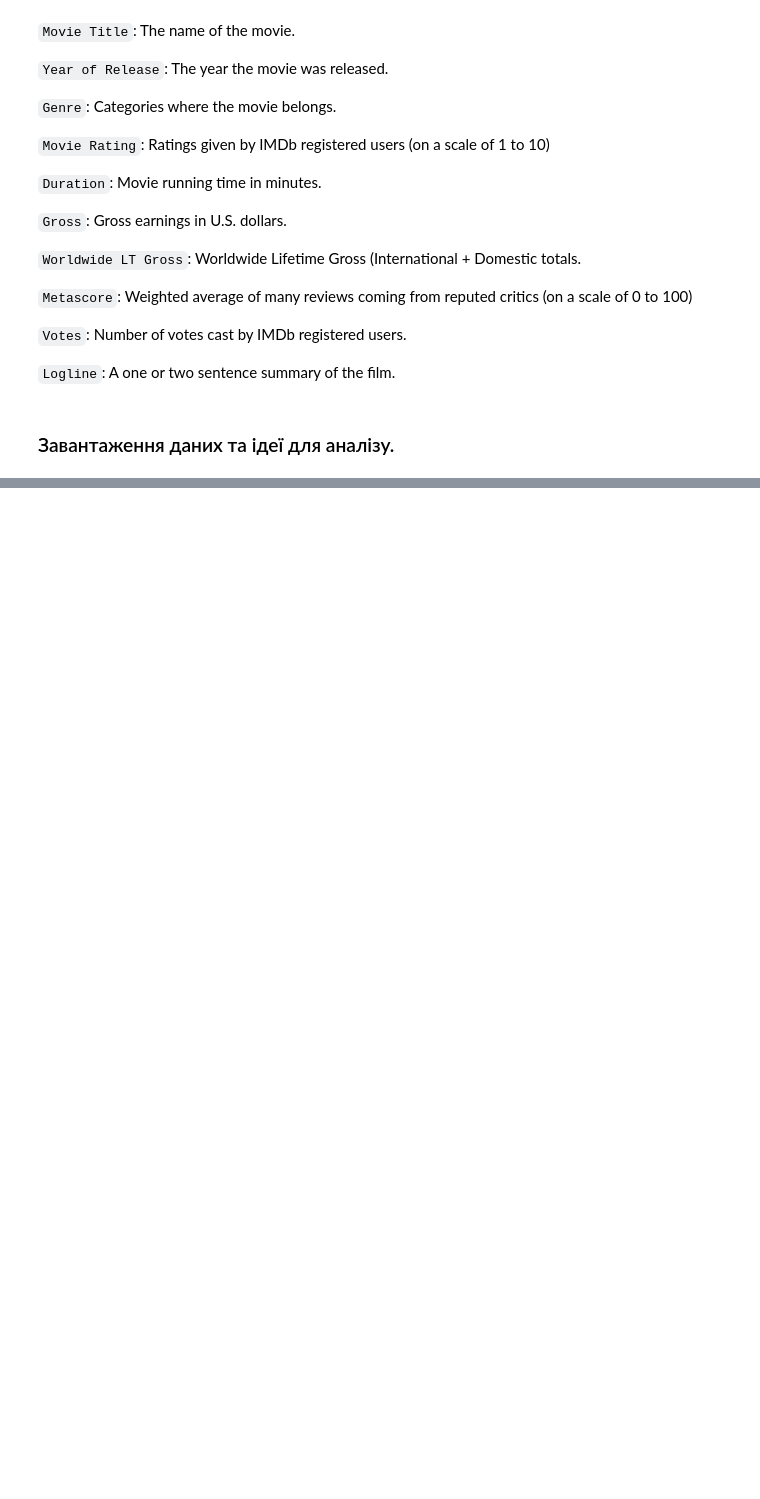
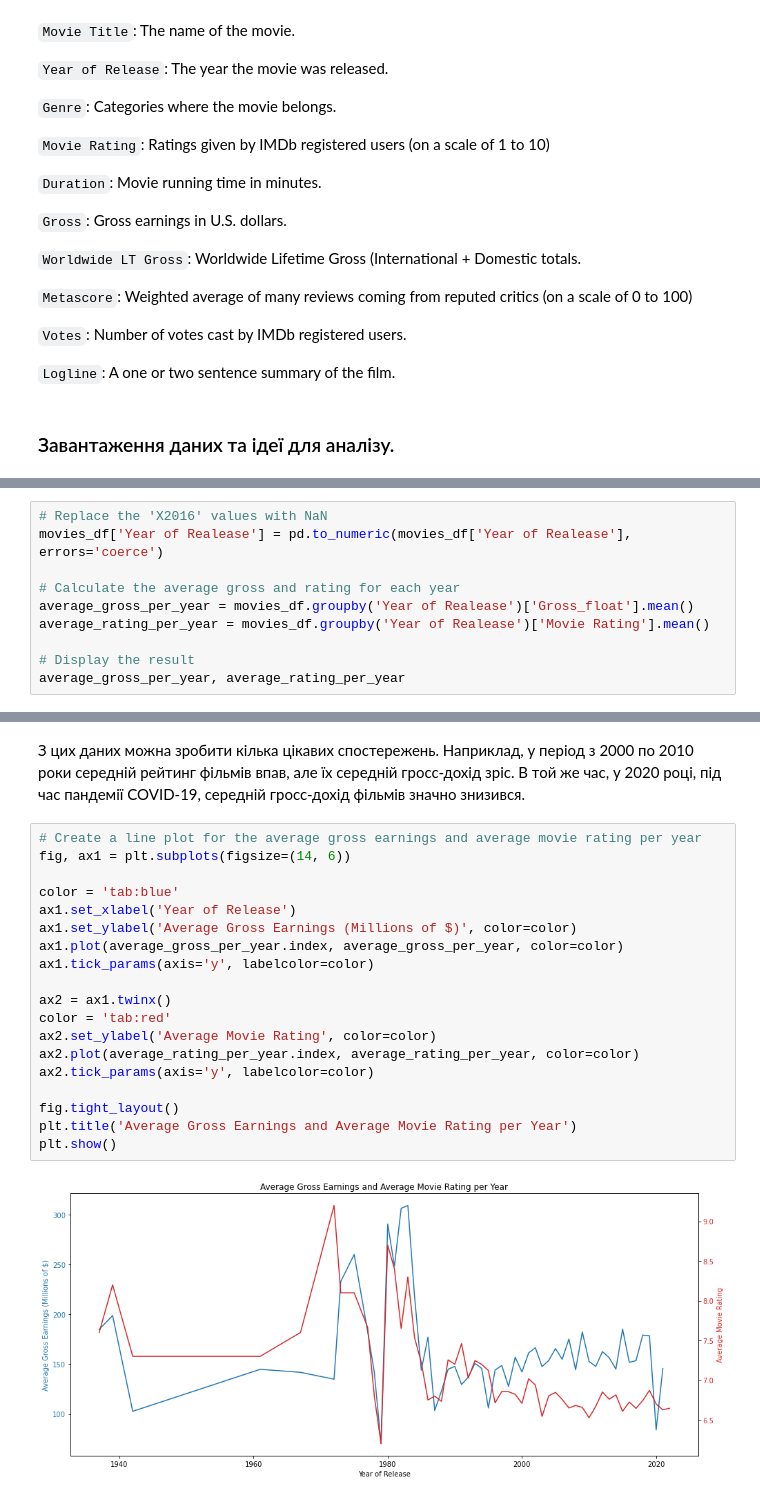
Before and after one commit to roman-povzyk/chatGPT_code_interpreter_projects, a Jupyter notebook: Top 1000 Highest Grossing Movies Of All Time (from Kaggle).ipynb, the cells around one changed output, grey strips where cells are left out. Cells and saved outputs as stored; diff of their text form; blank space fills up the shorter version.

```diff
--- a/Top 1000 Highest Grossing Movies Of All Time (from Kaggle).ipynb
+++ b/Top 1000 Highest Grossing Movies Of All Time (from Kaggle).ipynb
@@ -57,0 +173,10 @@ movies_df.head()
+# %%
+# Replace the 'X2016' values with NaN
+movies_df['Year of Realease'] = pd.to_numeric(movies_df['Year of Realease'], errors='coerce')
+
+# Calculate the average gross and rating for each year
+average_gross_per_year = movies_df.groupby('Year of Realease')['Gross_float'].mean()
+average_rating_per_year = movies_df.groupby('Year of Realease')['Movie Rating'].mean()
+
+# Display the result
+average_gross_per_year, average_rating_per_year
@@ -57,0 +201,23 @@ movies_df.head()
+# %% [markdown]
+З цих даних можна зробити кілька цікавих спостережень. Наприклад, у період з 2000 по 2010 роки середній рейтинг фільмів впав, але їх середній гросс-дохід зріс. В той же час, у 2020 році, під час пандемії COVID-19, середній гросс-дохід фільмів значно знизився.
+# %%
+# Create a line plot for the average gross earnings and average movie rating per year
+fig, ax1 = plt.subplots(figsize=(14, 6))
+
+color = 'tab:blue'
+ax1.set_xlabel('Year of Release')
+ax1.set_ylabel('Average Gross Earnings (Millions of $)', color=color)
+ax1.plot(average_gross_per_year.index, average_gross_per_year, color=color)
+ax1.tick_params(axis='y', labelcolor=color)
+
+ax2 = ax1.twinx()
+color = 'tab:red'
+ax2.set_ylabel('Average Movie Rating', color=color)
+ax2.plot(average_rating_per_year.index, average_rating_per_year, color=color)
+ax2.tick_params(axis='y', labelcolor=color)
+
+fig.tight_layout()
+plt.title('Average Gross Earnings and Average Movie Rating per Year')
+plt.show()
+# %% [output]
+[figure, added]
```
Also changed, not shown: parts of 43 cells of this notebook.
